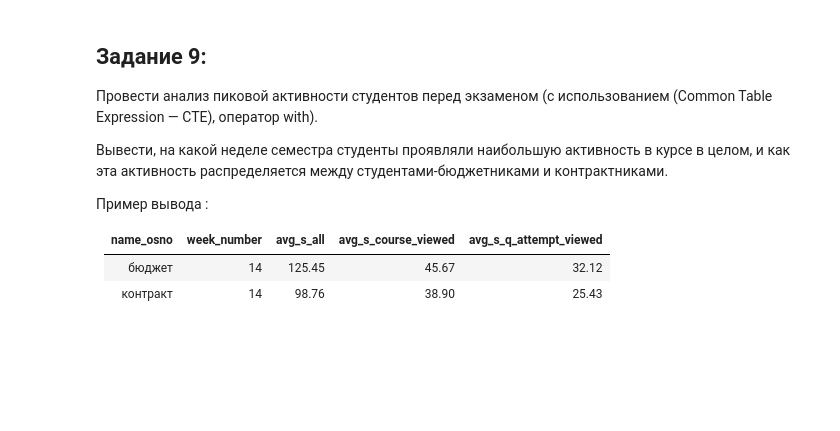
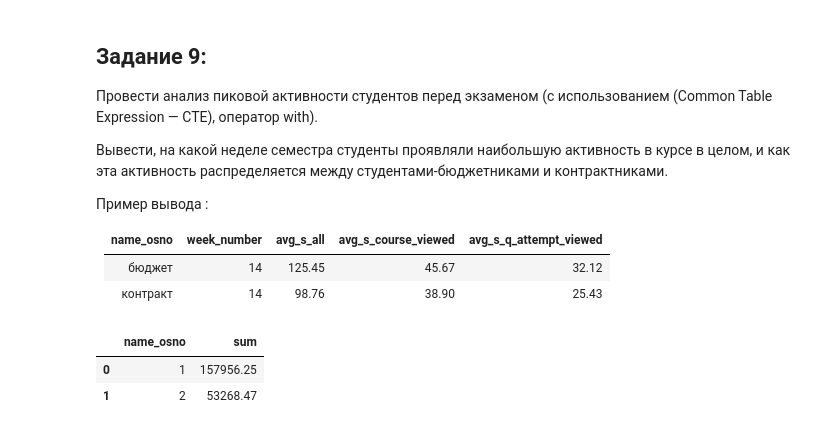
Before and after one commit to Nominante1/Big_data_in_economics_Davydoff, a Jupyter notebook: task_4_Docker/postGre_portal_logs.ipynb, the cells around one changed output. Cells and saved outputs as stored; diff of their text form; code cells hidden in the pictures; blank space fills up the shorter version.

```diff
--- a/task_4_Docker/postGre_portal_logs.ipynb
+++ b/task_4_Docker/postGre_portal_logs.ipynb
@@ -415,0 +526,46 @@ display(df)
+# %%
+conn.rollback()
+
+query = """
+    SELECT
+        name_osno,
+        week_number,
+        avg_s_all,
+        avg_s_course_viewed,--это по сути активность студента, у которого
+         -- name_osno бюджет или контракт / вся активность студентов
+        avg_s_q_attempt_viewed
+    FROM USER_LOGS
+    WHERE namer_level = '2'
+    GROUP BY depart
+"""
+
+#получили самую насыщенную по событиям неделю
+query = """
+    SELECT
+        name_osno,
+        num_week AS week_number,
+        s_all_avg AS week_events
+    FROM USER_LOGS
+    ORDER BY s_all_avg DESC
+    LIMIT 1
+"""
+
+query = """
+    SELECT
+        name_osno,
+        SUM(s_all_avg::REAL)
+    FROM USER_LOGS
+    WHERE num_week = 27
+    GROUP BY name_osno
+
+"""
+
+
+
+
+df = pd.read_sql_query(query, conn)
+display(df)
+# %% [output]
+|  | name_osno | sum |
+| 0 | 1 | 157956.25 |
+| 1 | 2 | 53268.47 |
```
Also changed, not shown: parts of 11 cells of this notebook.
